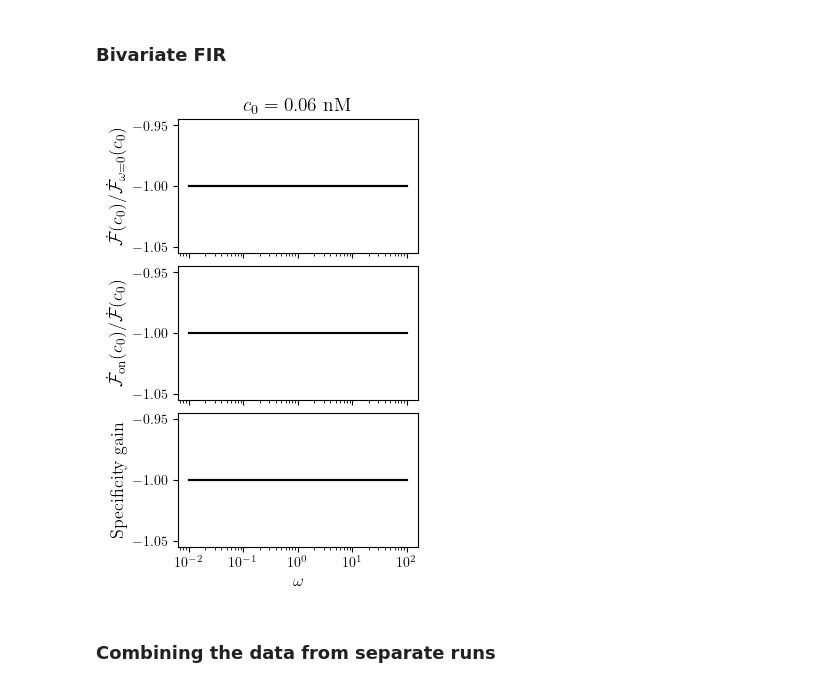
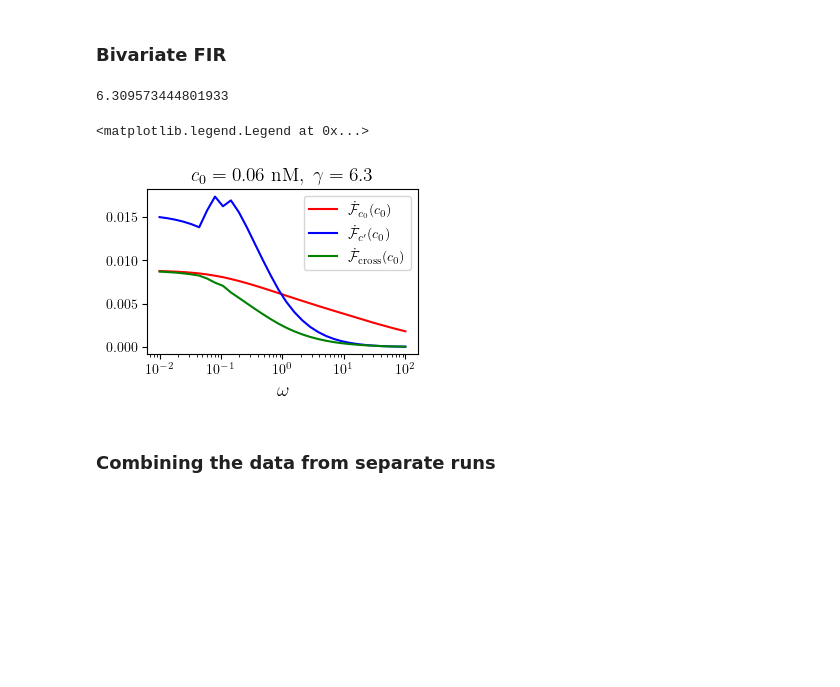
Before and after one commit to ta-rekt/LLROpt.jl, a Jupyter notebook: dev.ipynb, the cells around one changed output. Cells and saved outputs as stored; diff of their text form; code cells hidden in the pictures; blank space fills up the shorter version.

```diff
--- a/dev.ipynb
+++ b/dev.ipynb
@@ -7169,40 +7166,46 @@ kuon =  1.5738479039467694
 [figure]
 # %% [markdown]
 ### Bivariate FIR
-# %%
-plt.rcParams['text.usetex'] = True
-
-fig, axes = plt.subplots(3, 1, figsize=(3.2, 5), sharex=True, layout="constrained")
-
-cmap = plt.cm.viridis.reversed()
-norm = Normalize(vmin=gvals[7], vmax=gvals[20])
-
-for kgi in [2,5]:
-    g = gvals[kgi]
-    # color = cmap(norm(gvals[kgi]))
-    color = "black"
-    # Fisher info. rate
-    axes[0].plot(wvals, fcr[kgi], color=color)
-    # On contribution
-    axes[1].plot(wvals, fcw[kgi], color=color)
-    # Specificity
-    axes[2].plot(wvals, fcross[kgi], color=color)
-    # axes[2].plot(wvals, g**2/(np.array(wvals)+g**2)-(g/(g+np.array(wvals)*(1+g)/2)), color=color, linestyle="--")
-
-axes[0].set_title(r"$c_0={} \rm \;nM$".format(0.1*0.6), fontsize=14)
-axes[0].set_xscale('log')
-axes[0].set_ylabel(r"$\dot{\mathcal F}(c_0)/\dot{\mathcal F}_{\omega=0}(c_0)$", fontsize=13)
-# axes[1].set_ylim(-0.05, 1.05)
-axes[1].set_ylabel(r"$\dot{\mathcal F}_{\rm on}(c_0)/\dot{\mathcal F}(c_0)$", fontsize=13)
-axes[2].set_ylabel(r"$\rm Specificity\; gain$", fontsize=13)
-axes[2].set_xlabel(r"$\omega$", fontsize=12)
-axes[2].set_xticks([0.01,0.1, 1,10, 100])
-# axes[2].set_yscale('log')
-# axes[3].plot(wvals, 0.02*np.array(wvals), color="black", linestyle="--", alpha=0.4)
-# axes[4].set_yscale('log')
-
-
-sm = plt.cm.ScalarMappable(norm=norm, cmap=cmap)
-# fig.colorbar(sm, ax=axes.ravel().tolist(), label=r"$\gamma$", location="right", shrink=0.5)
-# %% [output]
-[figure, removed]
+# %%
+import json
+
+filename = "test/data/20250527/bivariate-fisher-w-g-lowc-4-testset.json"
+
+with open(filename, 'r') as file:
+    mca_data = json.load(file)
+# %%
+nws = 32
+ngs = 32
+kg = 5
+kw = 1
+g = mca_data[str(kw)][str(kg)]["1"]["gamma"]
+print(g)
+
+fcr = np.array([mca_data[str(kw)][str(kg)]["1"]["fisher_cr"] for kw in range(1, nws+1)])
+fcw = np.array([mca_data[str(kw)][str(kg)]["1"]["fisher_cw"] for kw in range(1, nws+1)])
+fcross = np.array([mca_data[str(kw)][str(kg)]["1"]["fisher_cross"] for kw in range(1, nws+1)])
+# %% [output]
+6.309573444801933
+# %%
+plt.rcParams['text.usetex'] = True
+
+fig, ax = plt.subplots(1, 1, figsize=(3.2, 2.4), sharex=True, layout="constrained")
+
+cmap = plt.cm.viridis.reversed()
+norm = Normalize(vmin=gvals[7], vmax=gvals[20])
+
+
+# color = cmap(norm(gvals[kgi]))
+color = "black"
+ax.plot(wvals, fcr, color="red", label=r"$\dot{\mathcal F}_{c_0}(c_0)$")
+ax.plot(wvals, fcw, color="blue", label=r"$\dot{\mathcal F}_{c'}(c_0)$")
+ax.plot(wvals, fcross, color="green", label=r"$\dot{\mathcal F}_{\rm cross}(c_0)$")
+
+ax.set_title(r"$c_0={} \rm \;nM, \; \gamma={}$".format(0.1*0.6, round(g,1)), fontsize=14)
+ax.set_xscale('log')
+ax.set_xlabel(r"$\omega$", fontsize=14)
+
+ax.legend()
+# %% [output]
+<matplotlib.legend.Legend at 0x...>
+[figure, added]
```
Also changed, not shown: parts of 3 cells of this notebook, 4 other files.
